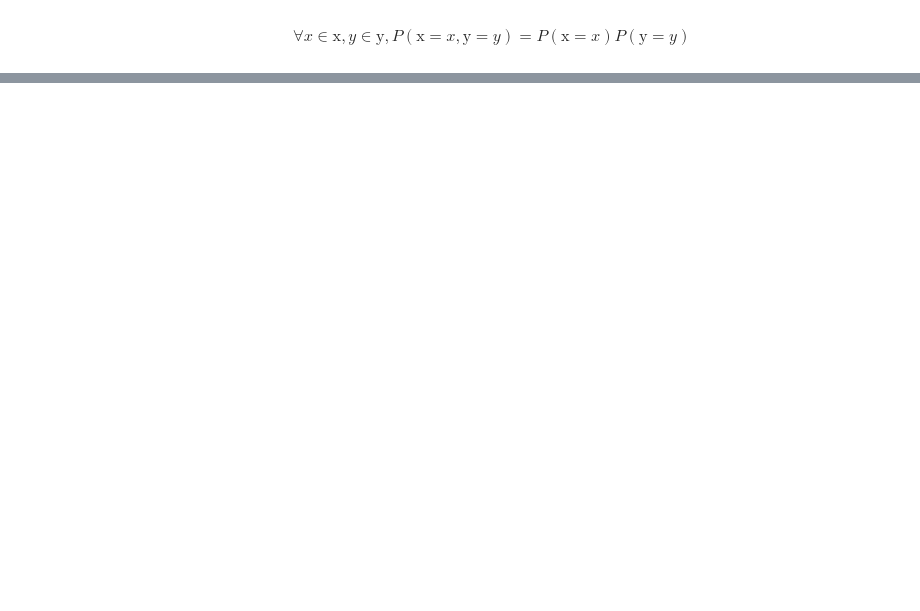
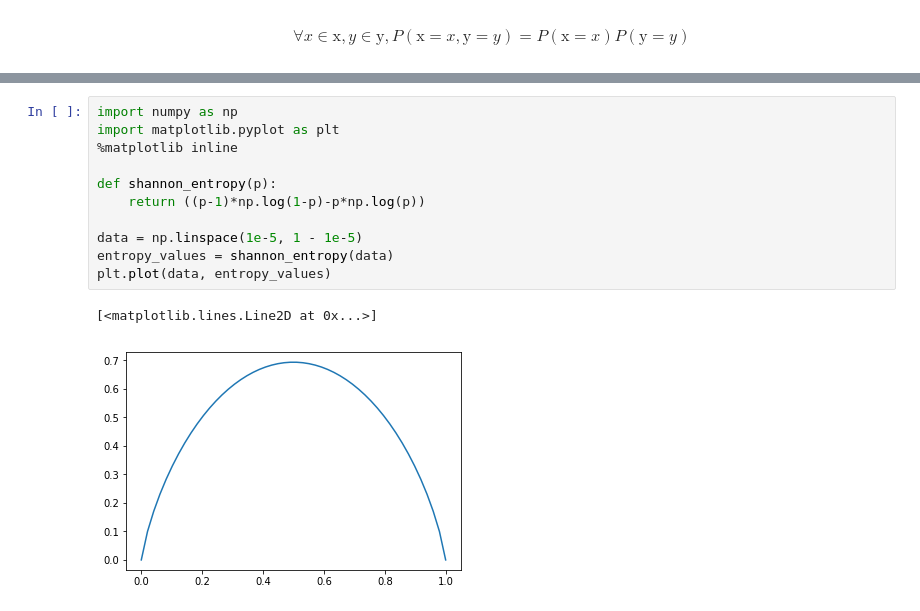
Before and after one commit to shanyas10/Book-Summaries, a Jupyter notebook: DeepLearningBook/3. Proabability and Information Theory.ipynb, the cells around one changed output, grey strips where cells are left out. Drawn from its saved outputs; the diff is of its cells as text; blank space fills up the shorter version.

```diff
--- a/DeepLearningBook/3. Proabability and Information Theory.ipynb
+++ b/DeepLearningBook/3. Proabability and Information Theory.ipynb
@@ -116,0 +380,14 @@ $$ \forall x \in \text{x}, y \in \text{y}, P(\text{x} = x, \text{y} = y) = P(\te
+# %%
+import numpy as np
+import matplotlib.pyplot as plt
+%matplotlib inline
+
+def shannon_entropy(p):
+    return ((p-1)*np.log(1-p)-p*np.log(p))
+
+data = np.linspace(1e-5, 1 - 1e-5)
+entropy_values = shannon_entropy(data)
+plt.plot(data, entropy_values)
+# %% [output]
+[<matplotlib.lines.Line2D at 0x...>]
+[figure, added]
```
Also changed, not shown: parts of 73 cells of this notebook, 1 other file.
